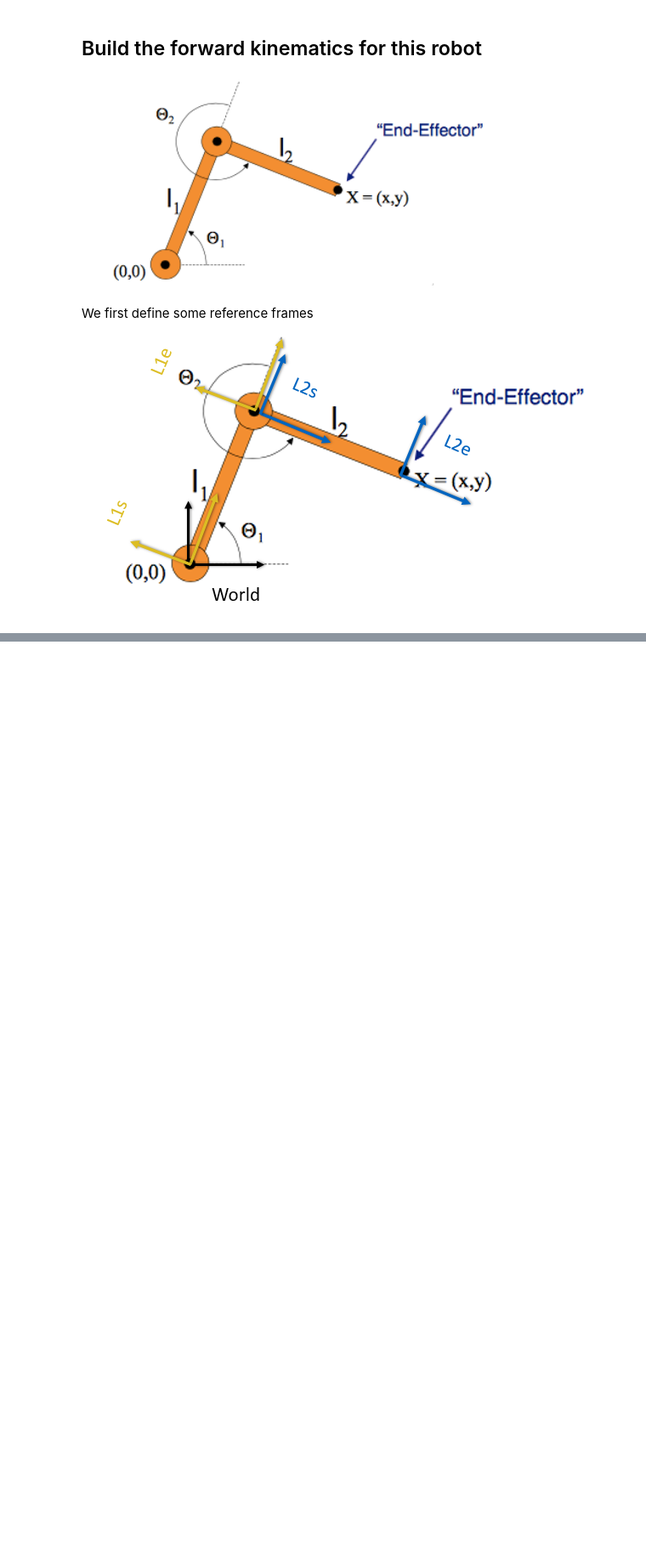
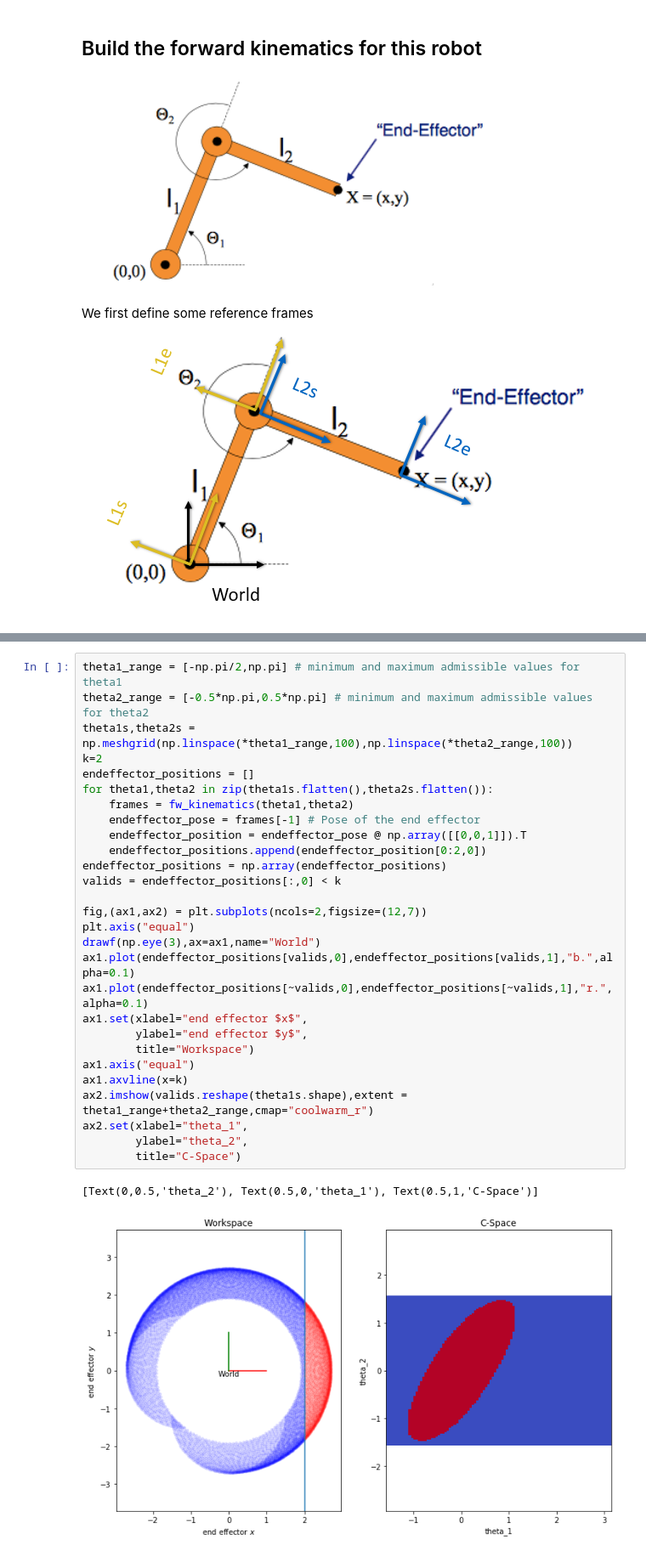
Before and after one commit to alessandro-giusti/teaching-notebooks, a Jupyter notebook: robotics/transforms2d.ipynb, the cells around one changed output, grey strips where cells are left out. Shown at 85% size. Drawn from its saved outputs; the diff is of its cells as text; blank space fills up the shorter version.

```diff
--- a/robotics/transforms2d.ipynb
+++ b/robotics/transforms2d.ipynb
@@ -195,0 +279,31 @@ If you're reading this message in another frontend (for example, a static render
+# %%
+theta1_range = [-np.pi/2,np.pi] # minimum and maximum admissible values for theta1
+theta2_range = [-0.5*np.pi,0.5*np.pi] # minimum and maximum admissible values for theta2
+theta1s,theta2s = np.meshgrid(np.linspace(*theta1_range,100),np.linspace(*theta2_range,100))
+k=2
+endeffector_positions = []
+for theta1,theta2 in zip(theta1s.flatten(),theta2s.flatten()):
+    frames = fw_kinematics(theta1,theta2)
+    endeffector_pose = frames[-1] # Pose of the end effector
+    endeffector_position = endeffector_pose @ np.array([[0,0,1]]).T
+    endeffector_positions.append(endeffector_position[0:2,0])
+endeffector_positions = np.array(endeffector_positions)
+valids = endeffector_positions[:,0] < k
+
+fig,(ax1,ax2) = plt.subplots(ncols=2,figsize=(12,7))
+plt.axis("equal")
+drawf(np.eye(3),ax=ax1,name="World")
+ax1.plot(endeffector_positions[valids,0],endeffector_positions[valids,1],"b.",alpha=0.1)
+ax1.plot(endeffector_positions[~valids,0],endeffector_positions[~valids,1],"r.",alpha=0.1)
+ax1.set(xlabel="end effector $x$",
+        ylabel="end effector $y$",
+        title="Workspace")
+ax1.axis("equal")
+ax1.axvline(x=k)
+ax2.imshow(valids.reshape(theta1s.shape),extent = theta1_range+theta2_range,cmap="coolwarm_r")
+ax2.set(xlabel="theta_1",
+        ylabel="theta_2",
+        title="C-Space")
+# %% [output]
+[Text(0,0.5,'theta_2'), Text(0.5,0,'theta_1'), Text(0.5,1,'C-Space')]
+[figure, added]
```
Also changed, not shown: parts of 53 cells of this notebook.
